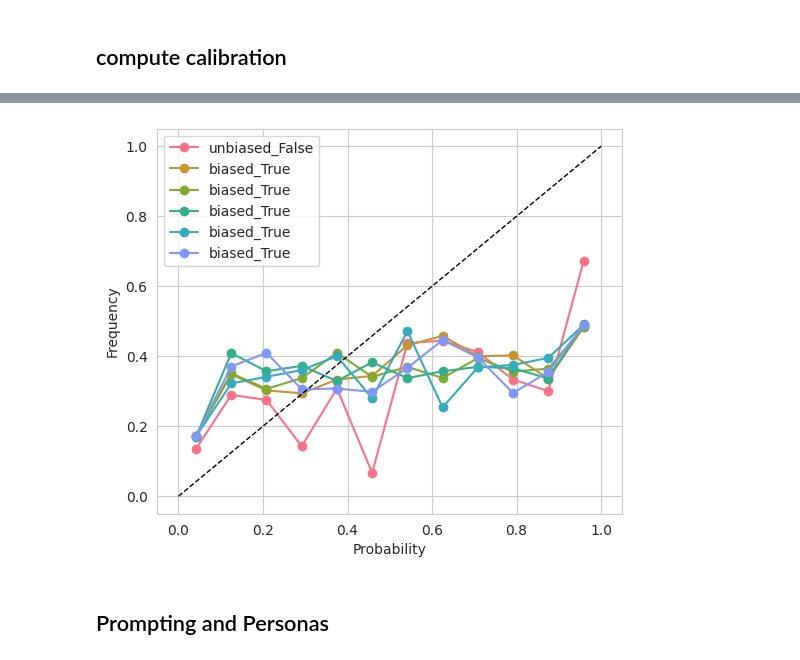
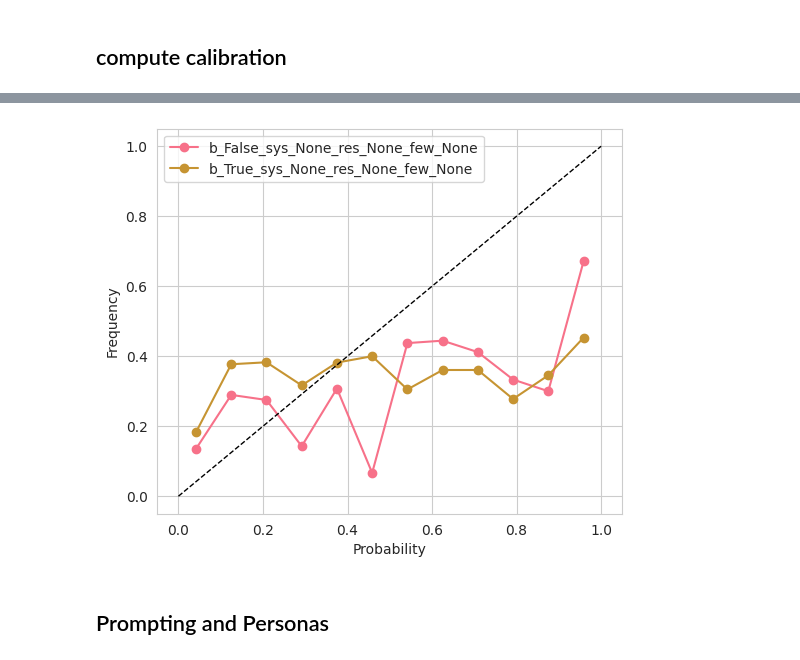
Before and after one commit to sanagno/scalable_oversight, a Jupyter notebook: notebooks/plot_predictions.ipynb, the cells around one changed output, grey strips where cells are left out. Cells and saved outputs as stored; diff of their text form; code cells hidden in the pictures.

```diff
--- a/notebooks/plot_predictions.ipynb
+++ b/notebooks/plot_predictions.ipynb
@@ -35,7 +32,9 @@ from src.metrics import (
 from src.arguments import get_advocate_data_folder
 import matplotlib.patches as mpatches
 
-data_path = "euler_logs/logs_19_03"
+# data_path = "euler_logs/logs_19_03" works
+# data_path = "euler_logs/logs_20_03_v1" is the last before the only_assistant
+data_path = "euler_logs/logs_20_03_v1"
 model_advocate = "Llama-2-70b-chat"
 models = ["Llama-2-70b-chat", "Mixtral", "falcon-40b"]
 
@@ -254,6 +253,7 @@ for dataset_name in datasets:
             results_advocate.append(
                 {
                     "dataset": dataset_name,
+                    "dataset_raw": dataset,
                     "model": model,
                     "include_explanation": include_explanation,
                     "instuction_following_percentage": get_instuction_following_percentage(
@@ -694,8 +705,8 @@ for model in models:
         )
         ax2.add_artist(legend)
 
-        ax1.set_title("Correct Anchoring")
-        ax2.set_title("Incorrect Anchoring")
+        ax1.set_title("Correct Explanation")
+        ax2.set_title("Incorrect Explanation")
 
         biasing = [
             {k: v / np.sum(list(c.values())) for k, v in c.items()} for c in counting
@@ -801,11 +896,6 @@ for model in models[1:2]:
 # %%
 def get_probabilities(
-    results_calibration,
-    datasetss,
-    model,
-    include_explanation,
-    additional_system_prompt,
-    biased=True,
+    results_calibration, datasetss, model, include_explanation, biased=True, **kwargs
 ):
     all_probabilities = []
 
@@ -816,8 +906,11 @@ def get_probabilities(
             if res["model"] == model
             and res["include_explanation"] == include_explanation
             and res["dataset"] == dataset_name
-            and res["additional_system_prompt"] == additional_system_prompt
-        ][0]
+            and all([res[k] == v for k, v in kwargs.items()])
+        ]
+
+        assert len(res) == 1
+        res = res[0]
 
         probabilities = (
             res["probabilities"] if not biased else res["probabilities_bias"]
@@ -867,50 +960,55 @@ data_x = np.array(
 )
 
 model = models[1]
-
-additional_system_prompt = "None"
+include_explanation = False
 
 colors = sns.color_palette("husl", 7)
 
-i = -1
-for biased, include_explanation, additional_system_prompt in zip(
-    [False, True, True, True, True, True, True],
-    [False, True, True, True, True, True, True],
-    ["None", "Safe1", "Safe2", "Safe3", "Safe4", "Safe5"],
+
+def mode_to_name(mode, biased):
+    return f"b_{biased}_sys_{mode['additional_system_prompt']}_res_{mode['response_type']}_few_{mode['num_fewshot_samples']}"
+
+
+for i, (mode, biased) in enumerate(
+    zip(
+        [
+            {
+                "additional_system_prompt": "None",
+                "response_type": "None",
+                "num_fewshot_samples": None,
+            }
+        ]
+        + modes,
+        [False] + [True] * len(modes),
+    )
 ):
-    i += 1
-    name = ("biased_" if biased else "unbiased_") + str(include_explanation)
+    name = mode_to_name(mode, biased)
 
     all_probabilities, bin_indices = get_probabilities(
-        results_calibration,
-        datasets,
-        model,
-        include_explanation,
-        additional_system_prompt,
-        biased=biased,
+        results_calibration, datasets, model, include_explanation, biased=biased, **mode
     )
 
     data_y = np.array(
         [np.mean(all_probabilities[bin_indices == i][:, 1]) for i in range(n_bins)]
     )
 
     mask = [i for i in range(n_bins) if not np.isnan(data_y[i])]
 
     ax1.plot(data_x[mask], data_y[mask], marker="o", label=name, color=colors[i])
 
     values, count = np.unique(bin_indices, return_counts=True)
     count = count / np.sum(count)
 
     # ax2.bar(data_x, [(count[values.tolist().index(i)]) if i in values else 0 for i in range(n_bins)], width=(bin_extremes[1] - bin_extremes[0]), alpha=0.4, zorder=i)
 
 
 ax1.plot([0, 1], [0, 1], "--", color="black", lw=1)
 ax1.set_xlabel("Probability")
 ax1.set_ylabel("Frequency")
 ax1.legend()
 plt.show()
 # %% [output]
-[figure, old version]
+[figure, new version]
 # %% [markdown]
 ## Prompting and Personas
 # %%
```
Also changed, not shown: parts of 6 cells of this notebook, 6 other files.
